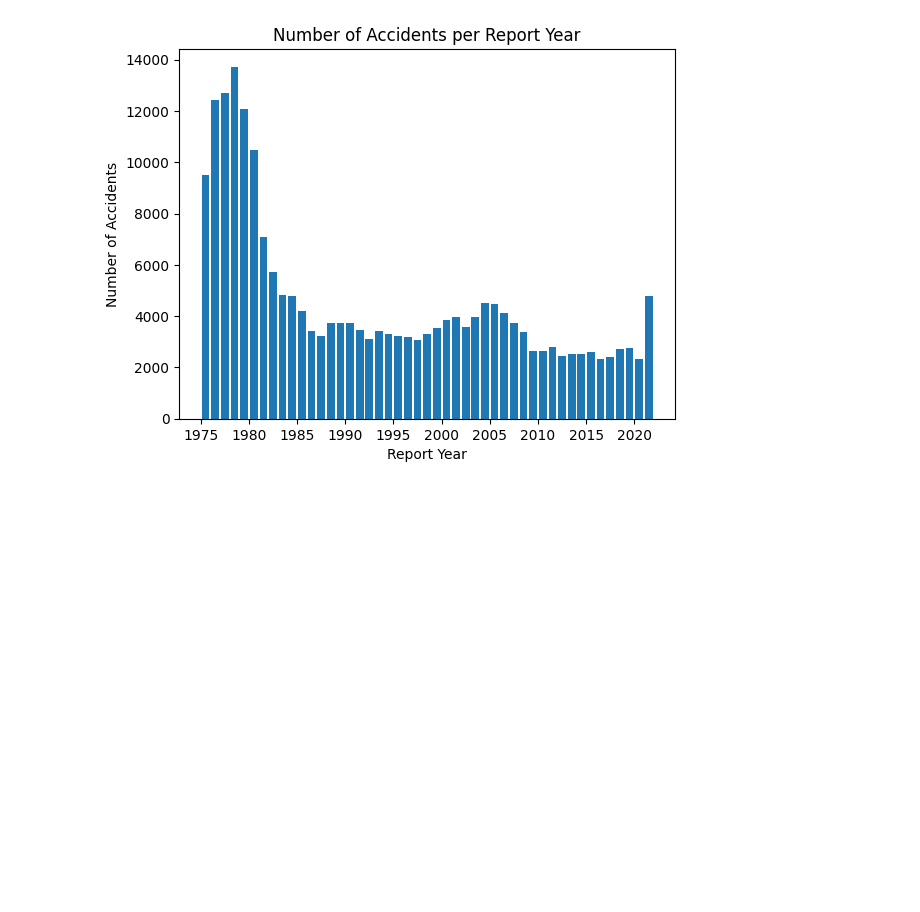
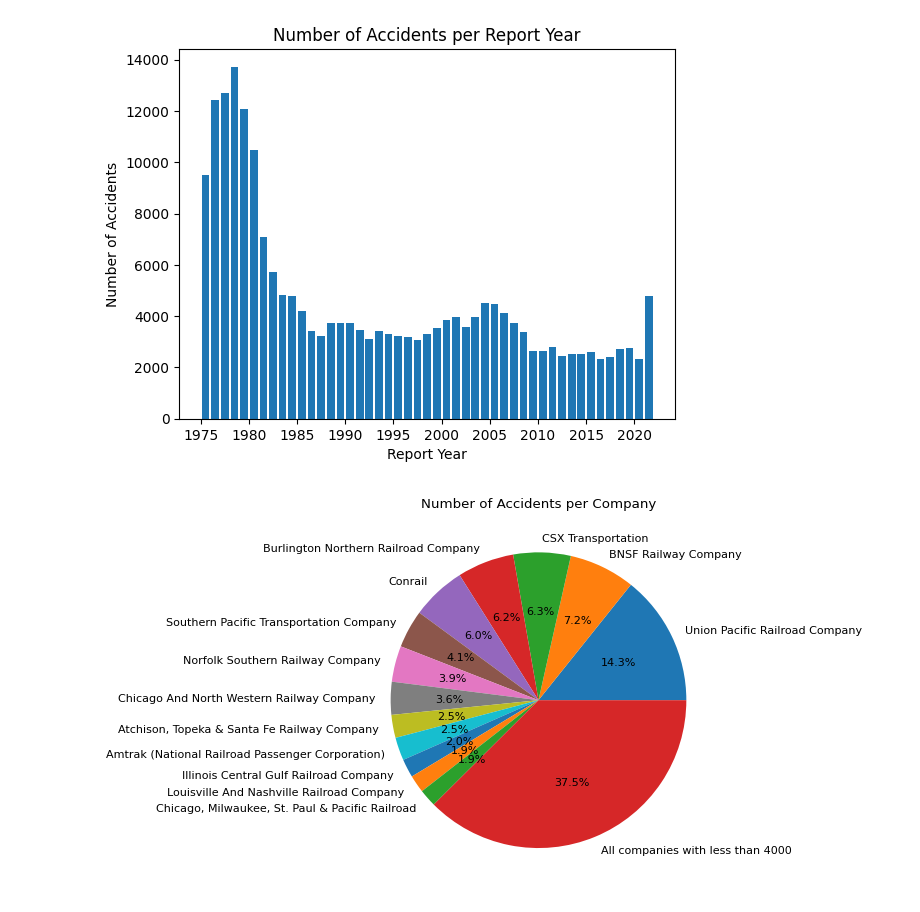
Before and after one commit to ndahlinuvm/Train-Derailment-287Project, a Jupyter notebook: vis.ipynb, the cells around one changed output. Saved outputs shown, nothing was run; the diff lists cells and outputs as text; code cells hidden in the pictures; blank space fills up the shorter version.

```diff
--- a/vis.ipynb
+++ b/vis.ipynb
@@ -31,3 +31,16 @@ plt.title('Number of Accidents per Year')
 plt.show()
 # %% [output]
 [figure]
+# %%
+# Pie plot showing number of accidents per company
+# Group all companies with less than 500 accidents into "Other"
+companies = data['Reporting Railroad Name'].value_counts()
+companies['All companies with less than 4000'] = companies[companies < 4000].sum()
+companies = companies[companies > 4000]
+# make text smaller
+matplotlib.rcParams.update({'font.size': 8})
+plt.pie(companies, labels=companies.index, autopct='%1.1f%%')
+plt.title('Number of Accidents per Company')
+plt.show()
+# %% [output]
+[figure, added]
```
Also changed, not shown: parts of 1 cell of this notebook.
